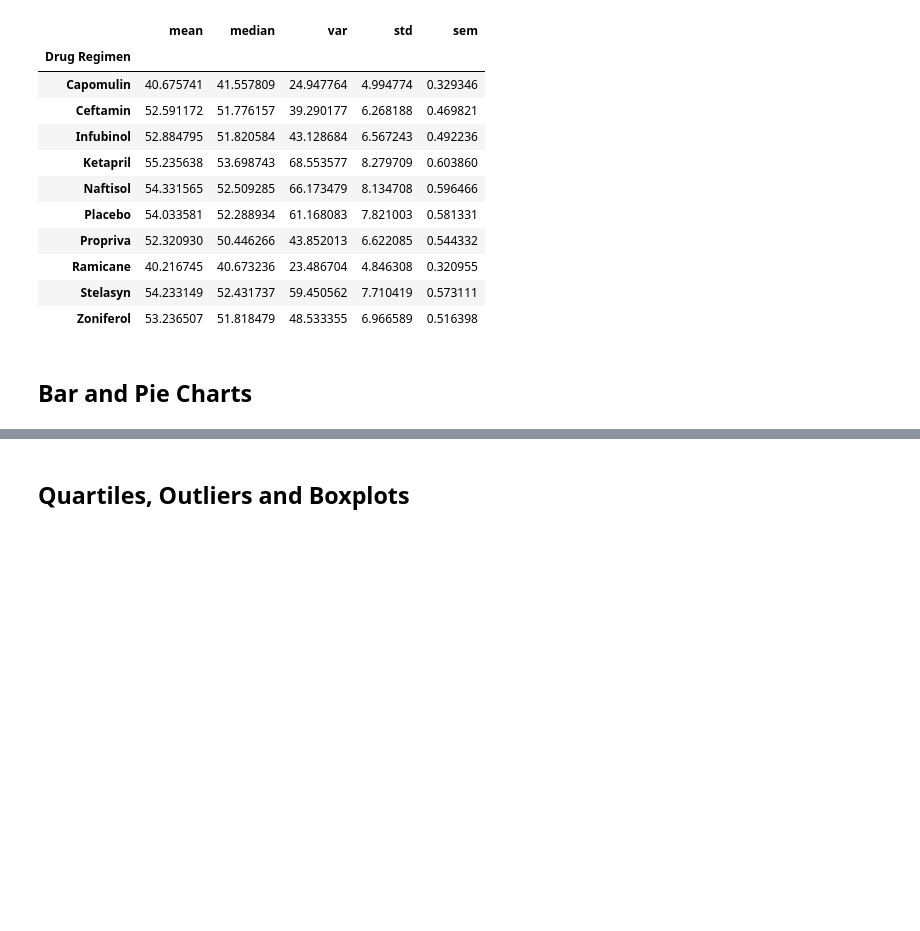
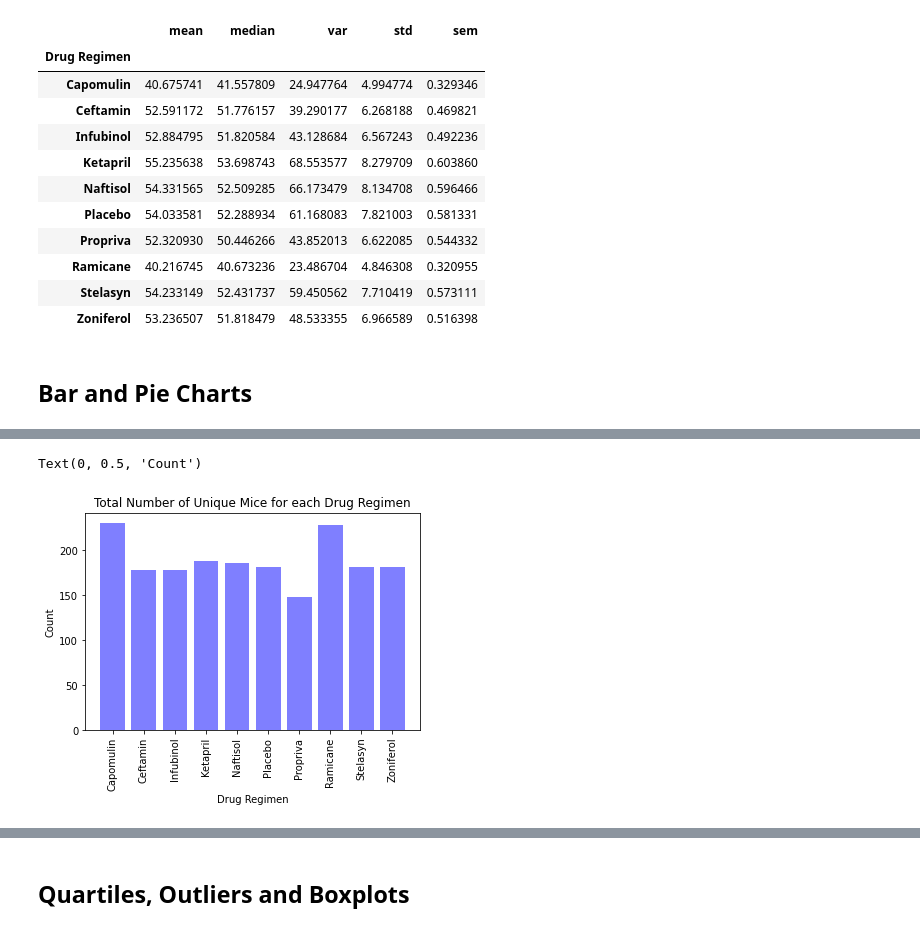
Before and after one commit to StephenTrella/MatPlotLibChallenge, a Jupyter notebook: pymaceuticals_starter.ipynb, the cells around one changed output, grey strips where cells are left out. Saved outputs shown, nothing was run; the diff lists cells and outputs as text; code cells hidden in the pictures; blank space fills up the shorter version.

```diff
--- a/pymaceuticals_starter.ipynb
+++ b/pymaceuticals_starter.ipynb
@@ -153,2 +174,18 @@ first
+# %%
+# Generate a bar plot showing the total number of unique mice tested on each drug regimen using pyplot.
+
+x_axis = np.arange(len(Drug_Count))
+tick_locations = [value for value in x_axis]
+
+plt.bar(x_axis, Drug_Count["Drug Regimen"], color='blue', alpha=0.5, align="center")
+
+plt.xticks(tick_locations, list(Drug_Count.index), rotation="vertical")
+
+plt.title("Total Number of Unique Mice for each Drug Regimen")
+plt.xlabel("Drug Regimen")
+plt.ylabel("Count")
+# %% [output]
+Text(0, 0.5, 'Count')
+[figure, added]
 # %%
 # Generate a pie plot showing the distribution of female versus male mice using pandas
```
Also changed, not shown: parts of 5 cells of this notebook.
